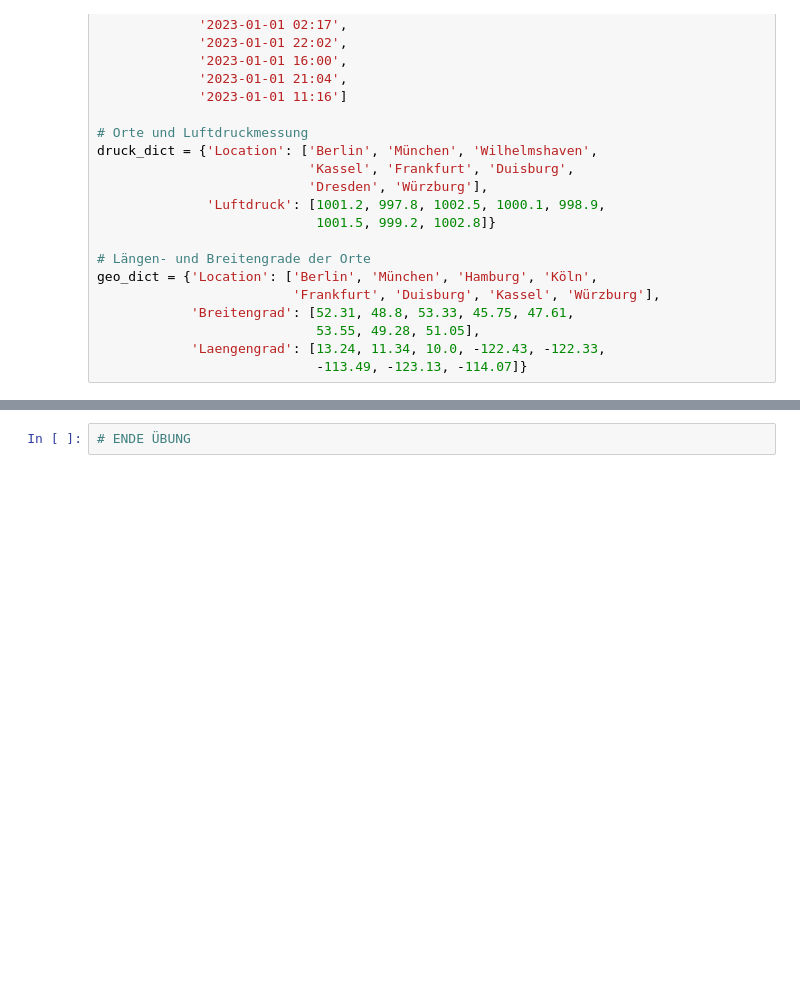
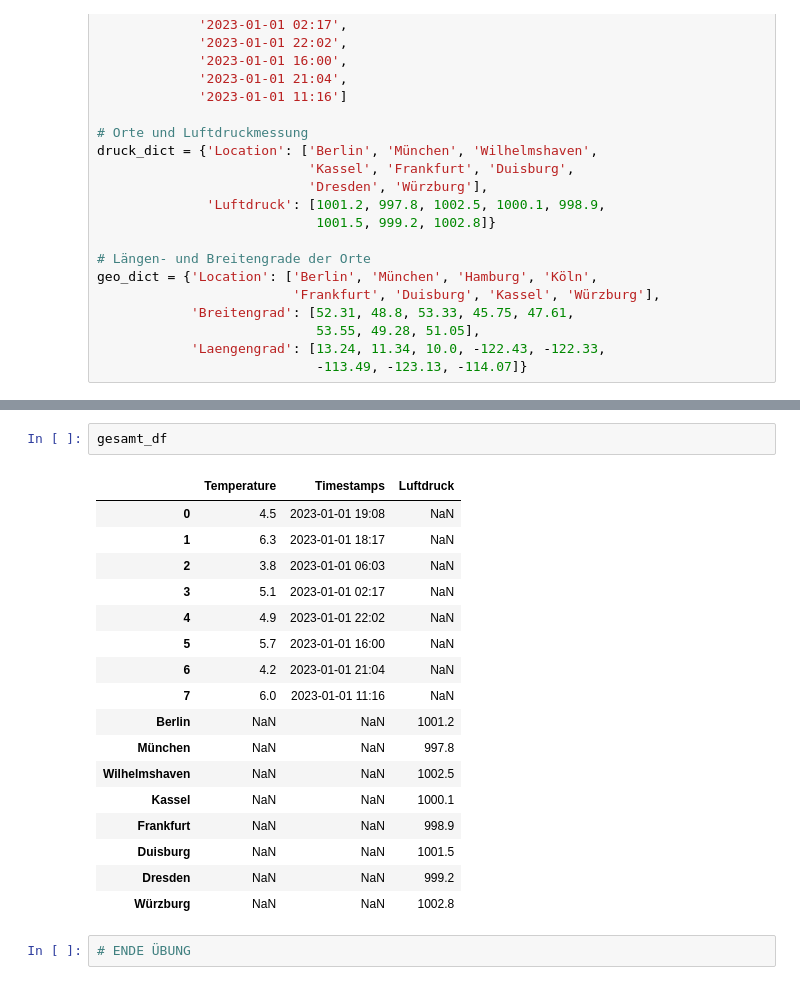
Before and after one commit to puLsar-Dev42/DataAnalyst_Aug.24, a Jupyter notebook: 07_Python_für_Datenanalysten/Tag_4_Pandas-joins-Tabellen-verbinden/Vorlesung/7_Skript_Pandas_joins_Vorlage_MM.ipynb, the cells around one changed output, grey strips where cells are left out. Drawn from its saved outputs; the diff is of its cells as text; blank space fills up the shorter version.

```diff
--- a/07_Python_für_Datenanalysten/Tag_4_Pandas-joins-Tabellen-verbinden/Vorlesung/7_Skript_Pandas_joins_Vorlage_MM.ipynb
+++ b/07_Python_für_Datenanalysten/Tag_4_Pandas-joins-Tabellen-verbinden/Vorlesung/7_Skript_Pandas_joins_Vorlage_MM.ipynb
@@ -255,3 +512,23 @@ geo_dict = {'Location': ['Berlin', 'München', 'Hamburg', 'Köln',
+# %%
+gesamt_df
+# %% [output]
+|  | Temperature | Timestamps | Luftdruck |
+| 0 | 4.5 | 2023-01-01 19:08 | NaN |
+| 1 | 6.3 | 2023-01-01 18:17 | NaN |
+| 2 | 3.8 | 2023-01-01 06:03 | NaN |
+| 3 | 5.1 | 2023-01-01 02:17 | NaN |
+| 4 | 4.9 | 2023-01-01 22:02 | NaN |
+| 5 | 5.7 | 2023-01-01 16:00 | NaN |
+| 6 | 4.2 | 2023-01-01 21:04 | NaN |
+| 7 | 6.0 | 2023-01-01 11:16 | NaN |
+| Berlin | NaN | NaN | 1001.2 |
+| München | NaN | NaN | 997.8 |
+| Wilhelmshaven | NaN | NaN | 1002.5 |
+| Kassel | NaN | NaN | 1000.1 |
+| Frankfurt | NaN | NaN | 998.9 |
+| Duisburg | NaN | NaN | 1001.5 |
+| Dresden | NaN | NaN | 999.2 |
+| Würzburg | NaN | NaN | 1002.8 |
 # %%
 # ENDE ÜBUNG
 # %% [markdown]
```
Also changed, not shown: parts of 36 cells of this notebook, 17 other files.
